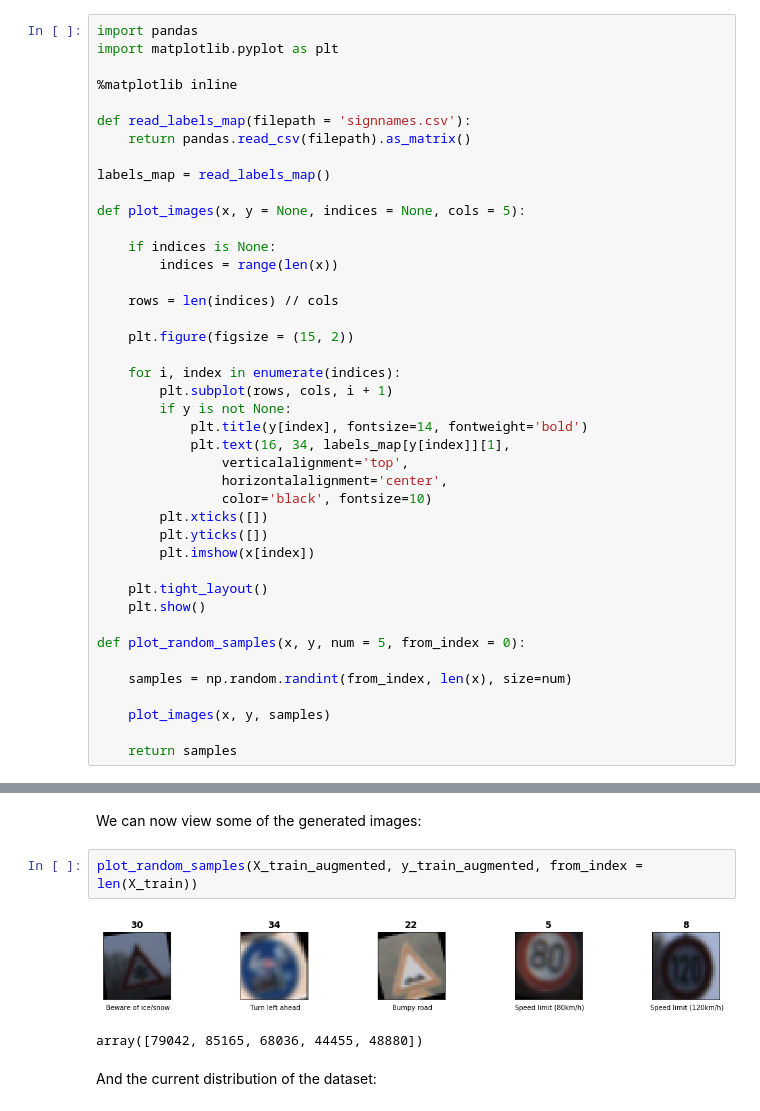
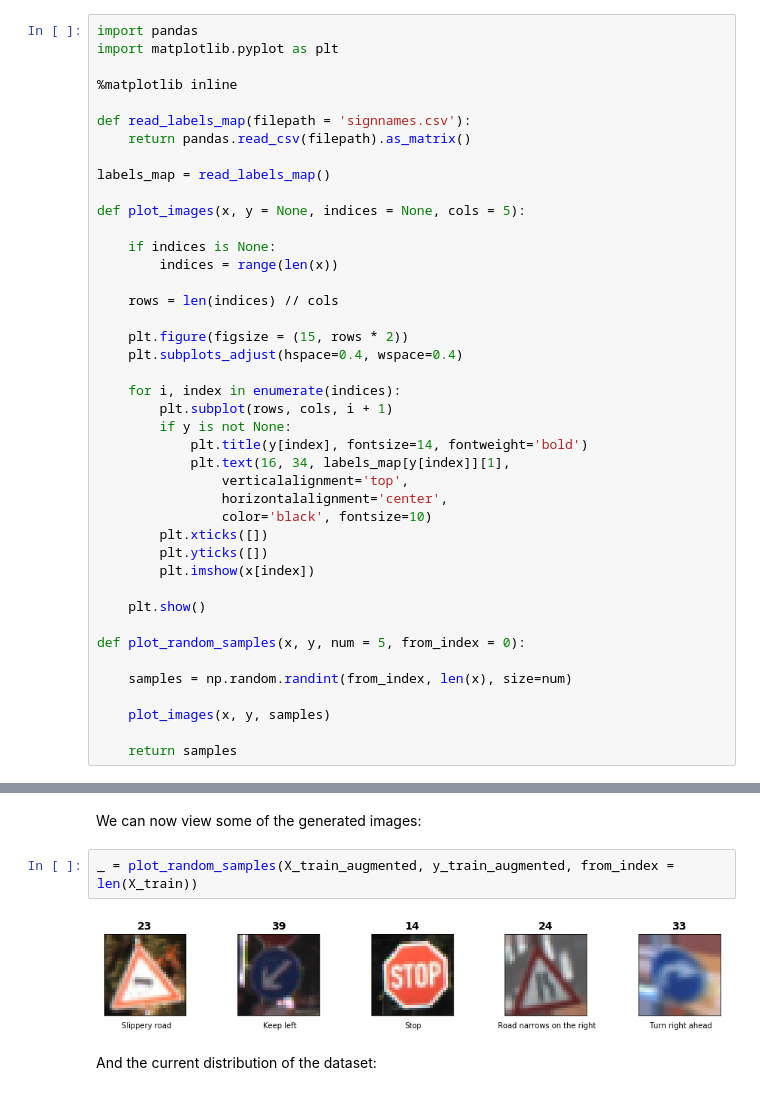
Before and after one commit to marcomarasca/SDCND-Traffic-Sign-Classifier, a Jupyter notebook: Traffic_Sign_Classifier.ipynb, the cells around one changed output, grey strips where cells are left out. Cells and saved outputs as stored; diff of their text form.

```diff
--- a/Traffic_Sign_Classifier.ipynb
+++ b/Traffic_Sign_Classifier.ipynb
@@ -150,7 +150,8 @@ def plot_images(x, y = None, indices = None, cols = 5):
 
     rows = len(indices) // cols
 
-    plt.figure(figsize = (15, 2))
+    plt.figure(figsize = (15, rows * 2))
+    plt.subplots_adjust(hspace=0.4, wspace=0.4)
 
     for i, index in enumerate(indices):
         plt.subplot(rows, cols, i + 1)
@@ -164,7 +165,6 @@ def plot_images(x, y = None, indices = None, cols = 5):
         plt.yticks([])
         plt.imshow(x[index])
 
-    plt.tight_layout()
     plt.show()
 
 def plot_random_samples(x, y, num = 5, from_index = 0):
@@ -381,10 +536,9 @@ Total number of images: 96687 (Prev: 34799)
 # %% [markdown]
 We can now view some of the generated images:
 # %%
-plot_random_samples(X_train_augmented, y_train_augmented, from_index = len(X_train))
+_ = plot_random_samples(X_train_augmented, y_train_augmented, from_index = len(X_train))
 # %% [output]
-[figure, old version]
+[figure, new version]
-array([79042, 85165, 68036, 44455, 48880])
 # %% [markdown]
 And the current distribution of the dataset:
 # %%
```
Also changed, not shown: parts of 51 cells of this notebook.
